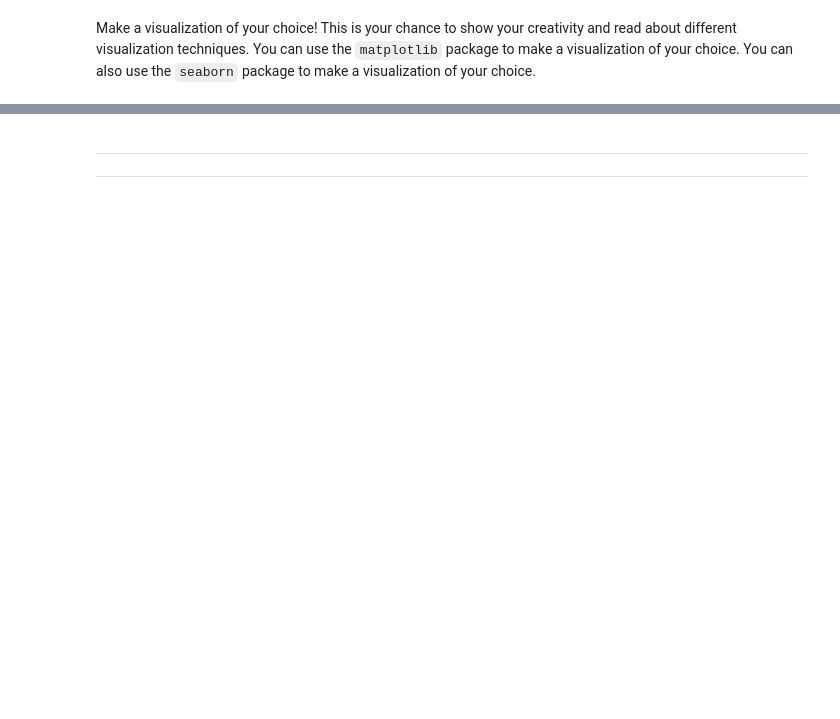
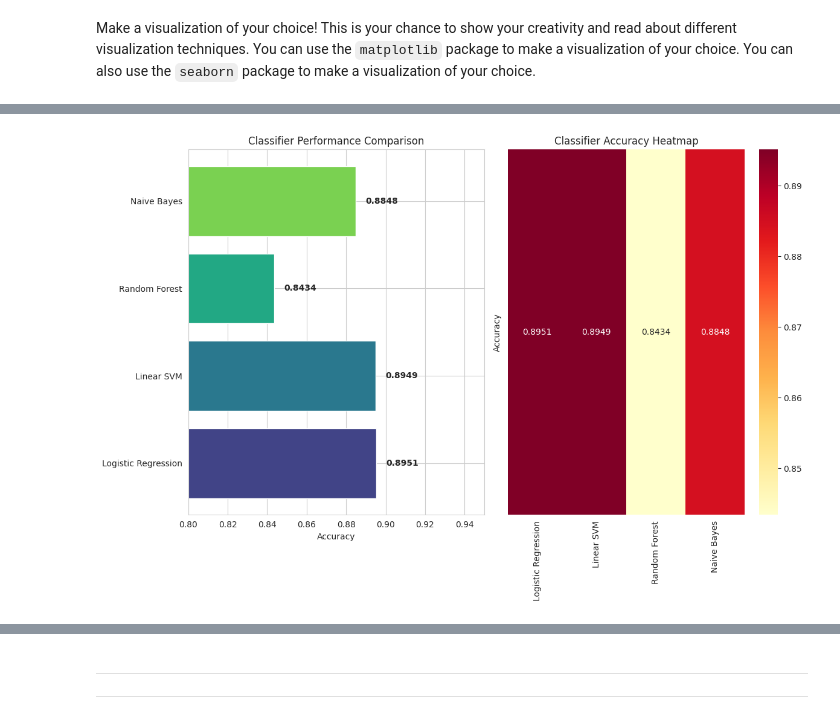
Before and after one commit to chipojaya1/myNEBDHub, a Jupyter notebook: DSP_Movie_Reviews_Analysis_Chipo_Jaya.ipynb, the cells around one changed output, grey strips where cells are left out. Drawn from its saved outputs; the diff is of its cells as text; code cells hidden in the pictures; blank space fills up the shorter version.

```diff
--- a/DSP_Movie_Reviews_Analysis_Chipo_Jaya.ipynb
+++ b/DSP_Movie_Reviews_Analysis_Chipo_Jaya.ipynb
@@ -634,7 +787,7 @@ from sklearn.ensemble import RandomForestClassifier
 from sklearn.metrics import classification_report, confusion_matrix, accuracy_score
 
 # training the model
-rf = RandomForestClassifier(random_state=42, n_estimators=100)
+rf = RandomForestClassifier(random_state=42, n_estimators=50)
 
 # fitting the model
 rf.fit(cv_train_reviews, lb_train_sentiments.ravel())
@@ -784,0 +969,36 @@ Make a visualization of your choice! This is your chance to show your creativity
+# %%
+# Assuming you have your classifier_results dictionary
+plt.figure(figsize=(12, 8))
+
+# Create a more sophisticated classifier comparison
+classifiers = list(classifier_results.keys())
+accuracies = list(classifier_results.values())
+
+# Create a color palette
+colors = sns.color_palette("viridis", len(classifiers))
+
+plt.subplot(1, 2, 1)
+bars = plt.barh(classifiers, accuracies, color=colors)
+plt.xlabel('Accuracy')
+plt.title('Classifier Performance Comparison')
+plt.xlim(0.8, 0.95)
+
+# Add value labels
+for bar, accuracy in zip(bars, accuracies):
+    plt.text(bar.get_width() + 0.005, bar.get_y() + bar.get_height()/2,
+             f'{accuracy:.4f}', va='center', fontweight='bold')
+
+# Heatmap of confusion matrices (if you have multiple classifiers)
+plt.subplot(1, 2, 2)
+# Let's create a hypothetical comparison heatmap
+classifier_names = list(classifier_results.keys())
+performance_data = [accuracies]
+
+sns.heatmap(performance_data, annot=True, fmt='.4f', cmap='YlOrRd',
+            xticklabels=classifier_names, yticklabels=['Accuracy'])
+plt.title('Classifier Accuracy Heatmap')
+
+plt.tight_layout()
+plt.show()
+# %% [output]
+[figure, added]
```
Also changed, not shown: parts of 38 cells of this notebook.
